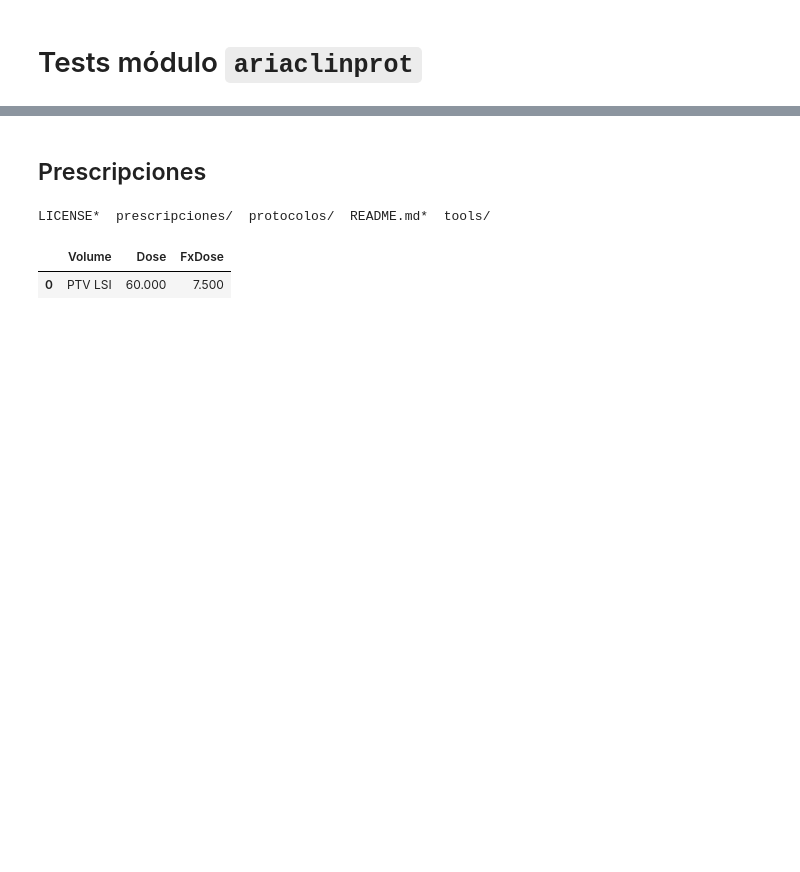
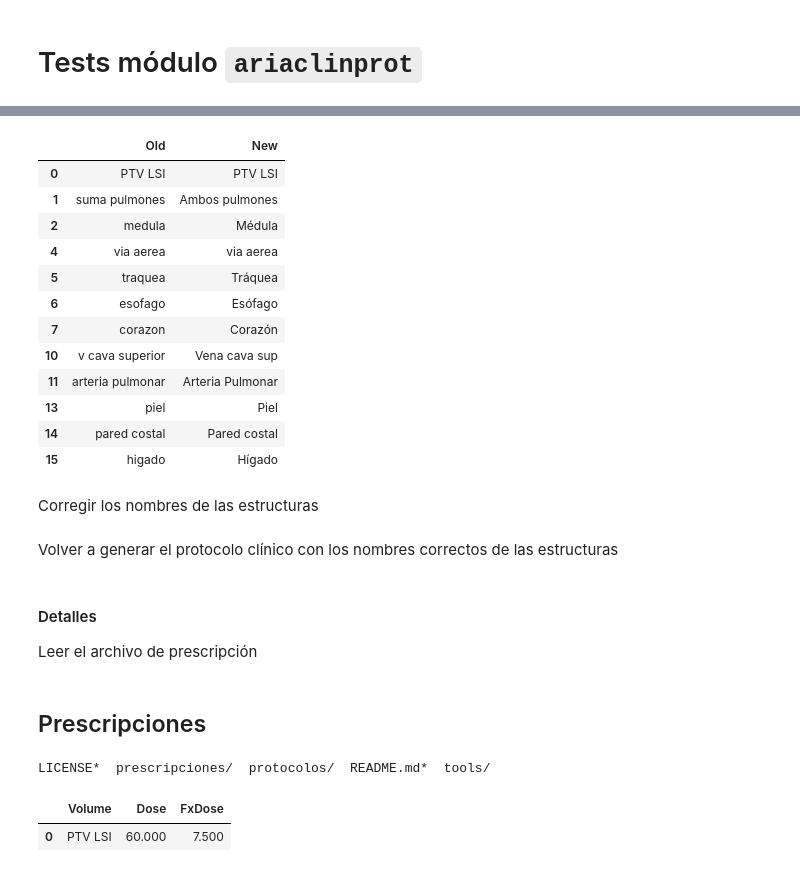
Before and after one commit to csarux/rtpros, a Jupyter notebook: protocolos/clinicos/testariaclinprot.ipynb, the cells around one changed output, grey strips where cells are left out. Saved outputs shown, nothing was run; the diff lists cells and outputs as text; code cells hidden in the pictures; blank space fills up the shorter version.

```diff
--- a/protocolos/clinicos/testariaclinprot.ipynb
+++ b/protocolos/clinicos/testariaclinprot.ipynb
@@ -7,0 +85,23 @@ acp.convertPrescriptionToClinicalProtocol(prescription='../../prescripciones/SBR
+# %%
+acceptedChangesIndex = [0,1,2,4,5,6,7,10,11,13,14,15]
+# %%
+strNameChanges = strNameSuggestions.iloc[acceptedChangesIndex]
+strNameChanges.columns = ['Old', 'New']
+strNameChanges.reindex()
+strNameChanges
+# %% [output]
+|  | Old | New |
+| 0 | PTV LSI | PTV LSI |
+| 1 | suma pulmones | Ambos pulmones |
+| 2 | medula | Médula |
+| 4 | via aerea | via aerea |
+| 5 | traquea | Tráquea |
+| 6 | esofago | Esófago |
+| 7 | corazon | Corazón |
+| 10 | v cava superior | Vena cava sup |
+| 11 | arteria pulmonar | Arteria Pulmonar |
+| 13 | piel | Piel |
+| 14 | pared costal | Pared costal |
+| 15 | higado | Hígado |
+# %% [markdown]
+Corregir los nombres de las estructuras
@@ -7,0 +110,2 @@ acp.convertPrescriptionToClinicalProtocol(prescription='../../prescripciones/SBR
+# %% [markdown]
+Volver a generar el protocolo clínico con los nombres correctos de las estructuras
@@ -7,0 +115,4 @@ acp.convertPrescriptionToClinicalProtocol(prescription='../../prescripciones/SBR
+# %% [markdown]
+#### Detalles
+
+Leer el archivo de prescripción
```
Also changed, not shown: parts of 21 cells of this notebook.
